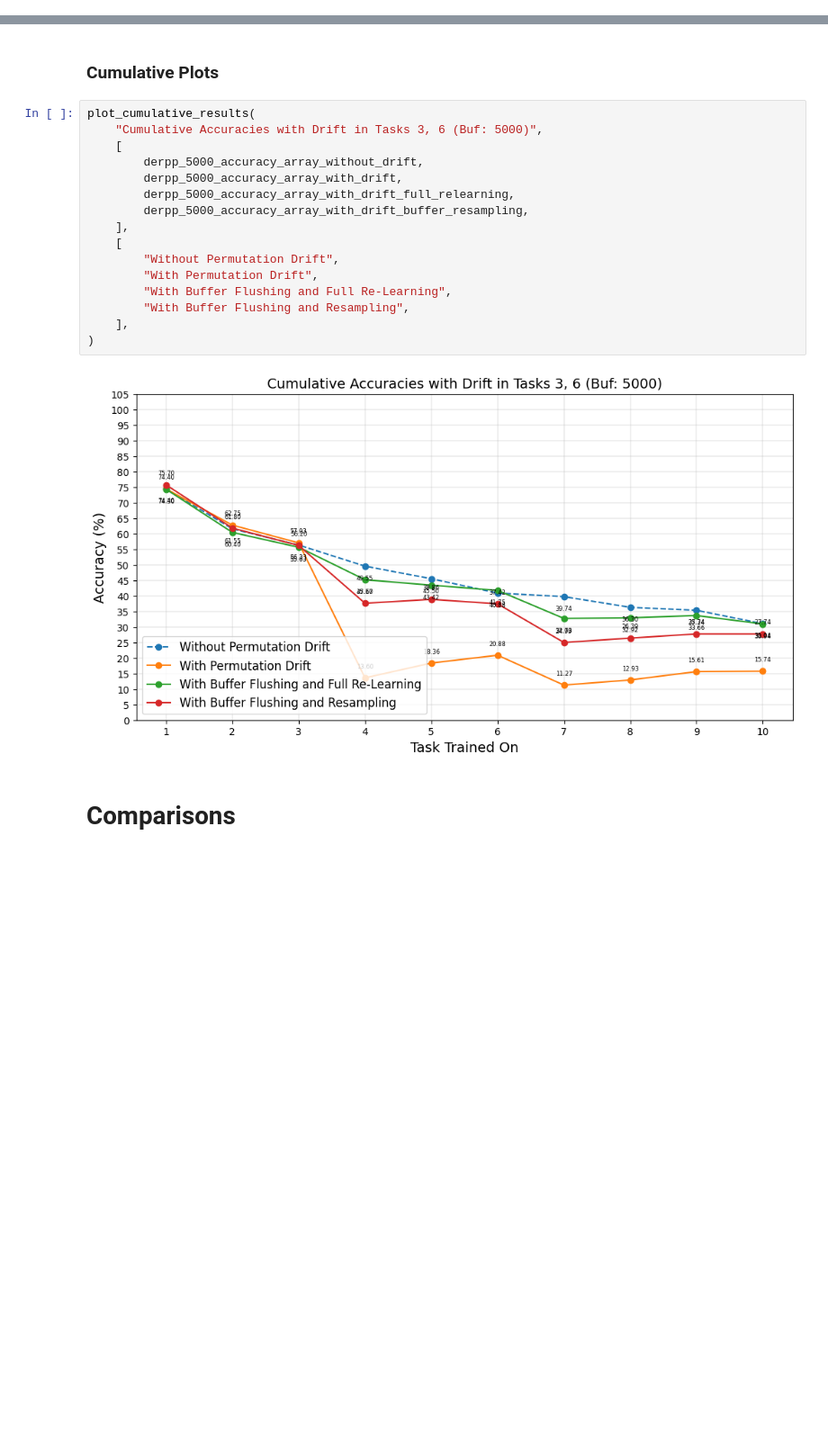
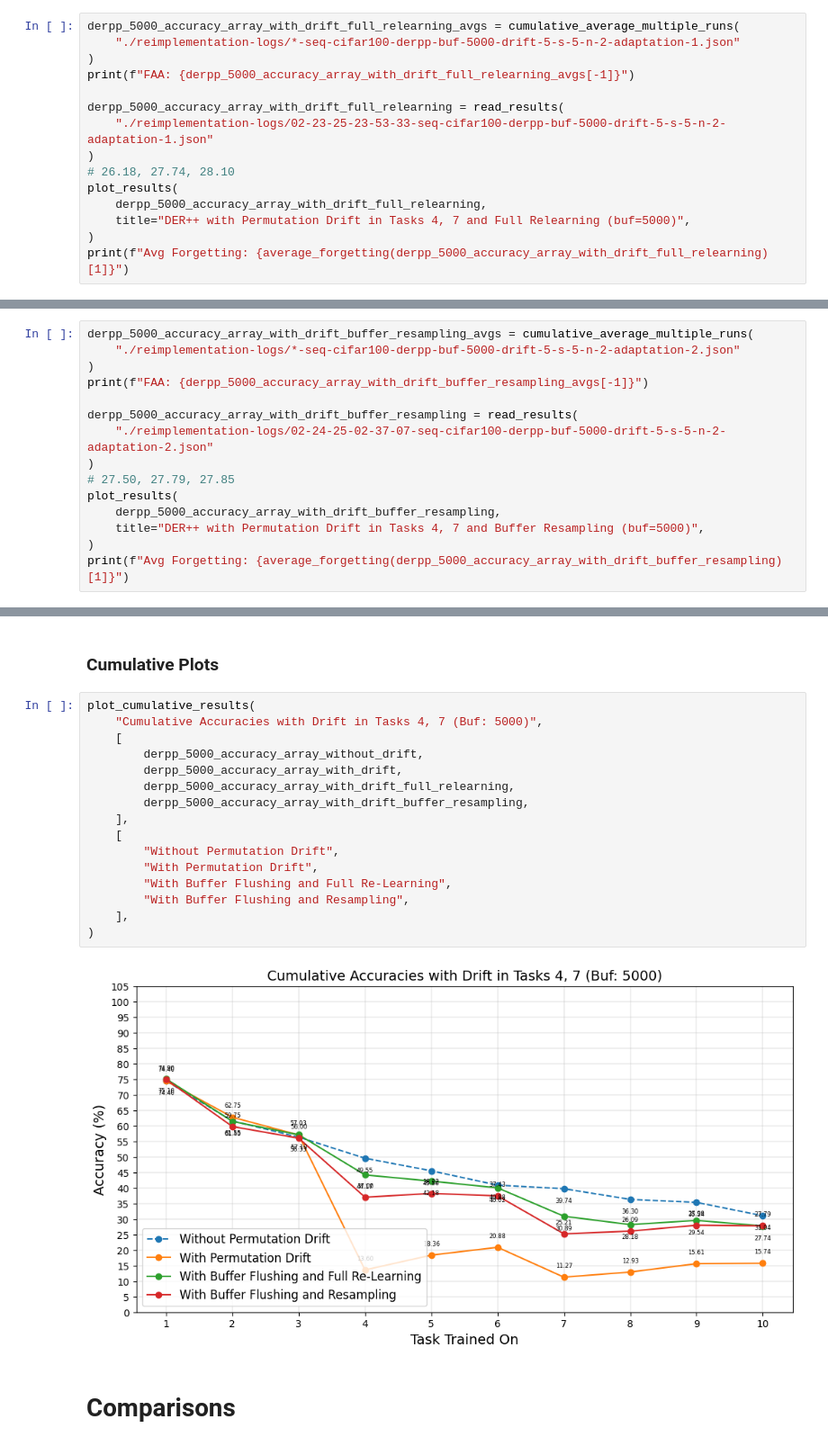
Before and after one commit to AlifAshrafee/Concept-Drift-Results, a Jupyter notebook: CIFAR-100-n-2-result-visualization.ipynb, the cells around one changed output, grey strips where cells are left out. Shown at 90% size. Saved outputs shown, nothing was run; the diff lists cells and outputs as text; blank space fills up the shorter version.

```diff
--- a/CIFAR-100-n-2-result-visualization.ipynb
+++ b/CIFAR-100-n-2-result-visualization.ipynb
@@ -546,0 +797,15 @@ derpp_5000_accuracy_array_with_drift_full_relearning = read_results(
+# %%
+derpp_5000_accuracy_array_with_drift_full_relearning_avgs = cumulative_average_multiple_runs(
+    "./reimplementation-logs/*-seq-cifar100-derpp-buf-5000-drift-5-s-5-n-2-adaptation-1.json"
+)
+print(f"FAA: {derpp_5000_accuracy_array_with_drift_full_relearning_avgs[-1]}")
+
+derpp_5000_accuracy_array_with_drift_full_relearning = read_results(
+    "./reimplementation-logs/02-23-25-23-53-33-seq-cifar100-derpp-buf-5000-drift-5-s-5-n-2-adaptation-1.json"
+)
+# 26.18, 27.74, 28.10
+plot_results(
+    derpp_5000_accuracy_array_with_drift_full_relearning,
+    title="DER++ with Permutation Drift in Tasks 4, 7 and Full Relearning (buf=5000)",
+)
+print(f"Avg Forgetting: {average_forgetting(derpp_5000_accuracy_array_with_drift_full_relearning)[1]}")
@@ -558,0 +829,15 @@ derpp_5000_accuracy_array_with_drift_buffer_resampling = read_results(
+# %%
+derpp_5000_accuracy_array_with_drift_buffer_resampling_avgs = cumulative_average_multiple_runs(
+    "./reimplementation-logs/*-seq-cifar100-derpp-buf-5000-drift-5-s-5-n-2-adaptation-2.json"
+)
+print(f"FAA: {derpp_5000_accuracy_array_with_drift_buffer_resampling_avgs[-1]}")
+
+derpp_5000_accuracy_array_with_drift_buffer_resampling = read_results(
+    "./reimplementation-logs/02-24-25-02-37-07-seq-cifar100-derpp-buf-5000-drift-5-s-5-n-2-adaptation-2.json"
+)
+# 27.50, 27.79, 27.85
+plot_results(
+    derpp_5000_accuracy_array_with_drift_buffer_resampling,
+    title="DER++ with Permutation Drift in Tasks 4, 7 and Buffer Resampling (buf=5000)",
+)
+print(f"Avg Forgetting: {average_forgetting(derpp_5000_accuracy_array_with_drift_buffer_resampling)[1]}")
@@ -560,21 +853,21 @@ derpp_5000_accuracy_array_with_drift_buffer_resampling = read_results(
 ### Cumulative Plots
 # %%
 plot_cumulative_results(
-    "Cumulative Accuracies with Drift in Tasks 3, 6 (Buf: 5000)",
+    "Cumulative Accuracies with Drift in Tasks 4, 7 (Buf: 5000)",
     [
         derpp_5000_accuracy_array_without_drift,
         derpp_5000_accuracy_array_with_drift,
         derpp_5000_accuracy_array_with_drift_full_relearning,
         derpp_5000_accuracy_array_with_drift_buffer_resampling,
     ],
     [
         "Without Permutation Drift",
         "With Permutation Drift",
         "With Buffer Flushing and Full Re-Learning",
         "With Buffer Flushing and Resampling",
     ],
 )
 # %% [output]
-[figure, old version]
+[figure, new version]
 # %% [markdown]
 # Comparisons
```
Also changed, not shown: parts of 66 cells of this notebook, 18 other files.
